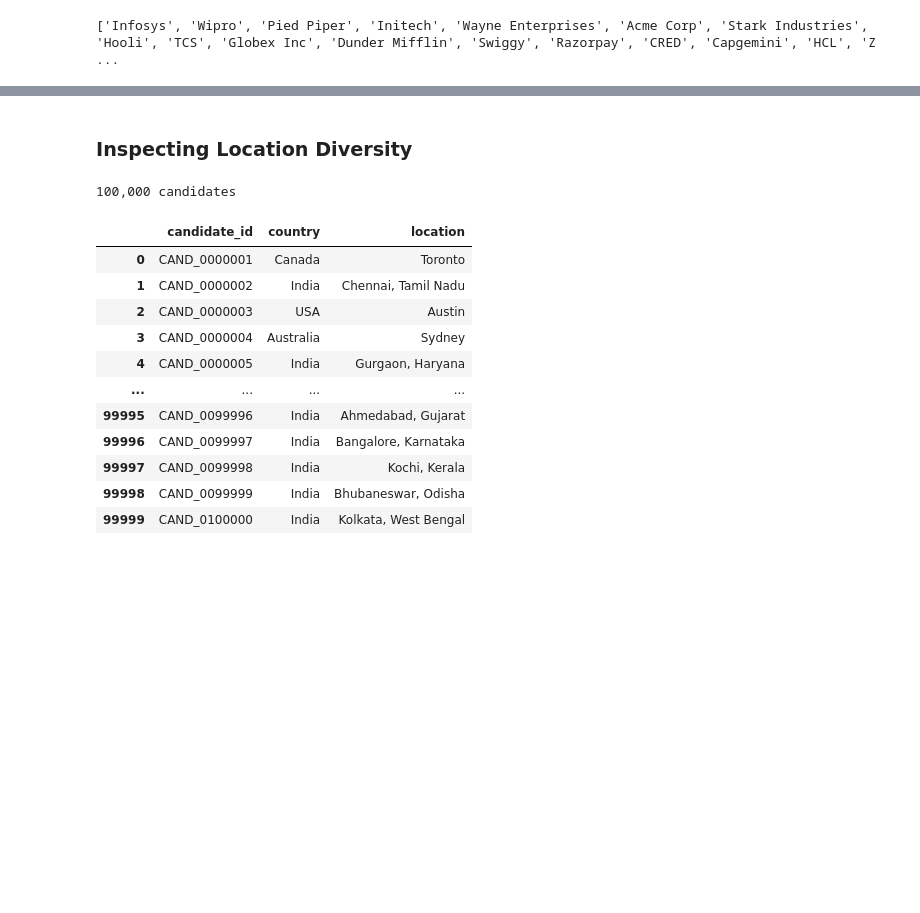
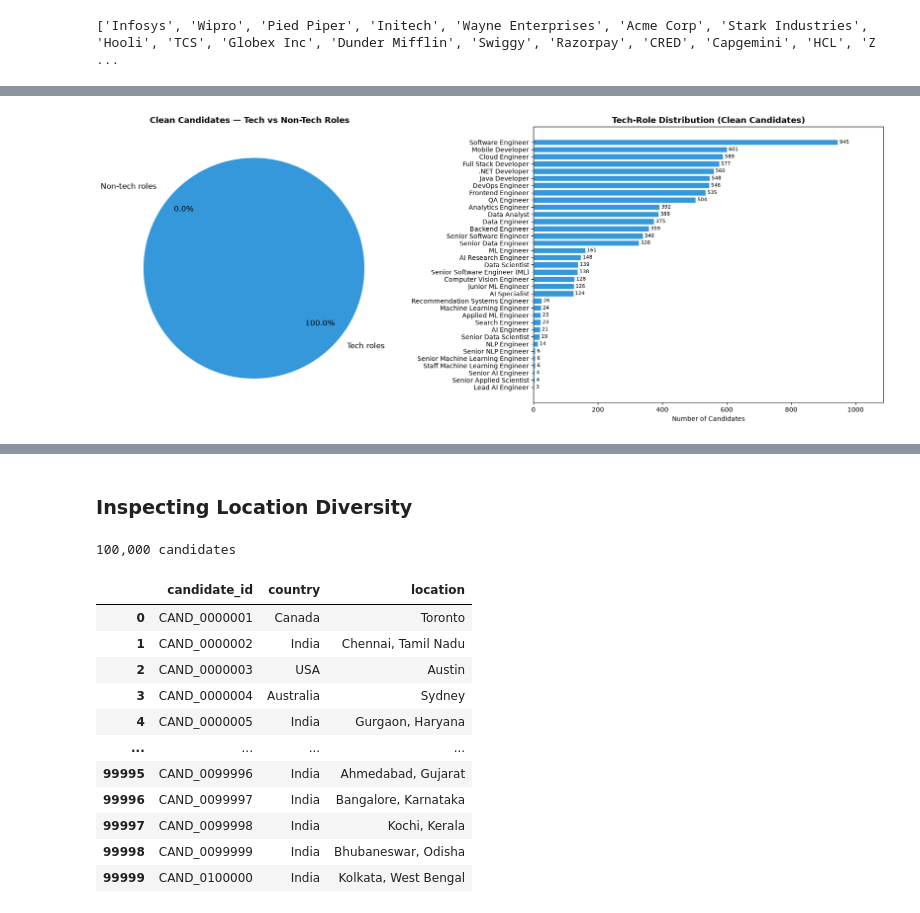
Before and after one commit to Tanav-Kolar/Resume-Ranker, a Jupyter notebook: eda.ipynb, the cells around one changed output, grey strips where cells are left out. Saved outputs shown, nothing was run; the diff lists cells and outputs as text; code cells hidden in the pictures; blank space fills up the shorter version.

```diff
--- a/eda.ipynb
+++ b/eda.ipynb
@@ -180,3 +164,6 @@ df_career.head(20)
+# %%
+#Create a list of Tech roles Job Titles for the JD.
+tech_roles = ['Software Engineer', 'Full Stack Developer', 'Cloud Engineer', '.NET Developer', 'Java Developer', 'Mobile Developer', 'Devops Engineer', 'Frontend Engineer', 'QA Engineer', 'Analytics Engineer',  'Data Engineer', 'Data Analyst', 'Backend Engineer' , 'Senior Data Engineer', 'Senior Software Engineer', 'ML Engineer', 'AI Research Engineer', 'Data Scientist', 'Senior Software Engineer (ML)', 'Computer Vision Engineer', 'Junior ML Engineer', 'AI Specialist', 'Recommendation Systems Engineer', 'Machine Learning Engineer' , 'Applied ML Engineer', 'Search Engineer', 'AI Engineer', 'Senior Data Scientist', 'NLP Engineer', 'Senior NLP Engineer', 'Senior Machine Learning Engineer', 'Staff Machine Learning Engineer','Senior AI Engineer', 'Lead AI Engineer', 'Senior Applied Scientist' ]
 # %% [markdown]
 <h3> Inspect Skills </h3>
 # %%
@@ -367,0 +505,80 @@ Mixed/product  (False): 90,255
+# %%
+import matplotlib.pyplot as plt
+
+tech_roles_set = {t.lower() for t in tech_roles}
+
+# Clean candidate IDs
+clean_ids = set(df_avoid[~df_avoid['must_avoid']]['candidate_id'])
+
+# Build a lookup: candidate_id → current_title from records
+id_to_title = {
+    c.get('candidate_id', ''): (c.get('profile', {}) or {}).get('current_title', '')
+    for c in records
+}
+
+# Filter to clean candidates only
+clean_rows = [
+    {
+        'candidate_id'  : cid,
+        'current_title' : id_to_title.get(cid, ''),
+    }
+    for cid in clean_ids
+]
+
+df_clean = (
+    pd.DataFrame(clean_rows)
+    .sort_values('candidate_id')
+    .reset_index(drop=True)
+)
+
+df_clean['is_tech_role'] = df_clean['current_title'].str.lower().isin(tech_roles_set)
+
+n_clean      = len(df_clean)
+n_tech       = int(df_clean['is_tech_role'].sum())
+n_non_tech   = n_clean - n_tech
+
+print(f"Clean candidates           : {n_clean:,}")
+print(f"  └─ In tech_roles         : {n_tech:,}  ({100*n_tech/n_clean:.1f}%)")
+print(f"  └─ Not in tech_roles     : {n_non_tech:,}  ({100*n_non_tech/n_clean:.1f}%)")
+
+# --- Title distribution within tech-role clean candidates ---
+tech_title_counts = (
+    df_clean[df_clean['is_tech_role']]['current_title']
+    .value_counts()
+    .reset_index()
+)
+tech_title_counts.columns = ['Title', 'Count']
+
+fig, axes = plt.subplots(1, 2, figsize=(18, 7))
+
+# Pie: tech vs non-tech within clean pool
+axes[0].pie(
+    [n_tech, n_non_tech],
+    labels=['Tech roles', 'Non-tech roles'],
+    colors=['#3498db', '#95a5a6'],
+    explode=(0.05, 0),
+    autopct='%1.1f%%',
+    startangle=140,
+    textprops={'fontsize': 12},
+    pctdistance=0.78,
+)
+axes[0].set_title('Clean Candidates — Tech vs Non-Tech Roles', fontsize=13, fontweight='bold')
+
+# Bar: count per tech title
+bars = axes[1].barh(
+    tech_title_counts['Title'][::-1],
+    tech_title_counts['Count'][::-1],
+    color='#3498db', edgecolor='white'
+)
+for bar, val in zip(bars, tech_title_counts['Count'][::-1]):
+    axes[1].text(bar.get_width() + 5, bar.get_y() + bar.get_height() / 2,
+                 f'{val:,}', va='center', fontsize=8)
+axes[1].set_xlabel('Number of Candidates')
+axes[1].set_title('Tech-Role Distribution (Clean Candidates)', fontsize=13, fontweight='bold')
+axes[1].set_xlim(0, tech_title_counts['Count'].max() * 1.15)
+
+plt.tight_layout()
+plt.show()
+
+df_clean
+# %% [output]
@@ -367,0 +588 @@ Mixed/product  (False): 90,255
+[figure, added]
```
Also changed, not shown: parts of 15 cells of this notebook.
